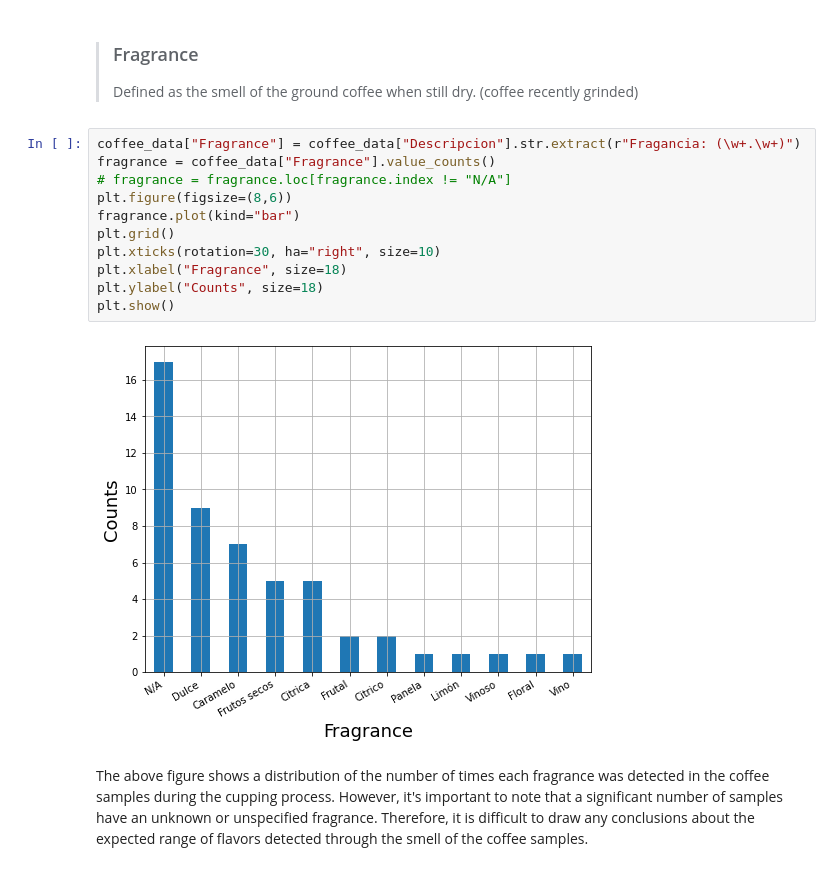
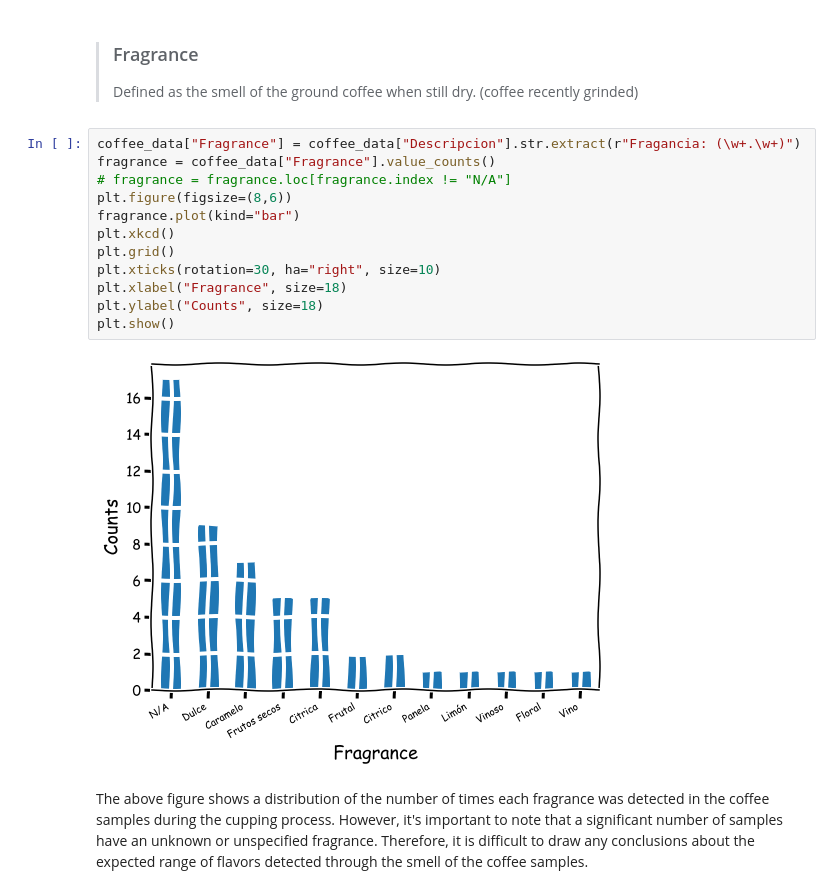
Before and after one commit to SRam3/Coffee_flavors_analyzer, a Jupyter notebook: notebooks/data_analysis.ipynb, the cells around one changed output. Saved outputs shown, nothing was run; the diff lists cells and outputs as text.

```diff
--- a/notebooks/data_analysis.ipynb
+++ b/notebooks/data_analysis.ipynb
@@ -129,16 +131,17 @@ This evaluation involves three distinct sensory experiences that allow for the a
 # %%
 coffee_data["Fragrance"] = coffee_data["Descripcion"].str.extract(r"Fragancia: (\w+.\w+)")
 fragrance = coffee_data["Fragrance"].value_counts()
 # fragrance = fragrance.loc[fragrance.index != "N/A"]
 plt.figure(figsize=(8,6))
 fragrance.plot(kind="bar")
+plt.xkcd()
 plt.grid()
 plt.xticks(rotation=30, ha="right", size=10)
 plt.xlabel("Fragrance", size=18)
 plt.ylabel("Counts", size=18)
 plt.show()
 # %% [output]
-[figure, old version]
+[figure, new version]
 # %% [markdown]
 The above figure shows a distribution of the number of times each fragrance was detected in the coffee samples during the cupping process. However, it's important to note that a significant number of samples have an unknown or unspecified fragrance. Therefore, it is difficult to draw any conclusions about the expected range of flavors detected through the smell of the coffee samples.
 # %% [markdown]
```
Also changed, not shown: parts of 4 cells of this notebook.
